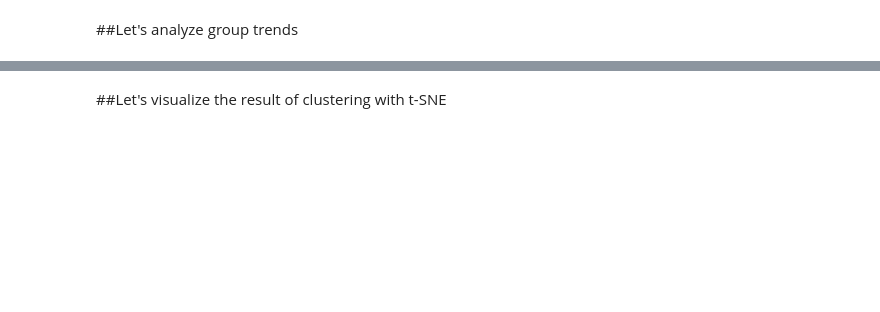
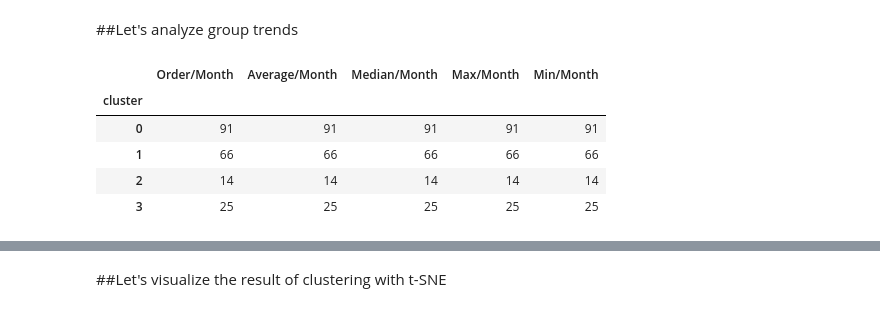
Before and after one commit to taka7peace/Ramain_derivery_analysis, a Jupyter notebook: intern_project1.ipynb, the cells around one changed output, grey strips where cells are left out. Cells and saved outputs as stored; diff of their text form; code cells hidden in the pictures; blank space fills up the shorter version.

```diff
--- a/intern_project1.ipynb
+++ b/intern_project1.ipynb
@@ -479,7 +565,14 @@ store_clustering.head()
 # %% [markdown]
 ##Let's analyze group trends
 # %%
-store_clustering.columns = ['月内件数', '月内平均値', '月内中央値', '月内最大値', '月内最小値', 'cluster']
+store_clustering.columns = ['Order/Month', 'Average/Month', 'Median/Month', 'Max/Month', 'Min/Month', 'cluster']
 store_clustering.groupby('cluster').count()
+# %% [output]
+|  | Order/Month | Average/Month | Median/Month | Max/Month | Min/Month |
+| cluster |  |  |  |  |  |
+| 0 | 91 | 91 | 91 | 91 | 91 |
+| 1 | 66 | 66 | 66 | 66 | 66 |
+| 2 | 14 | 14 | 14 | 14 | 14 |
+| 3 | 25 | 25 | 25 | 25 | 25 |
 # %%
 store_clustering.groupby('cluster').mean()
```
Also changed, not shown: parts of 56 cells of this notebook.
